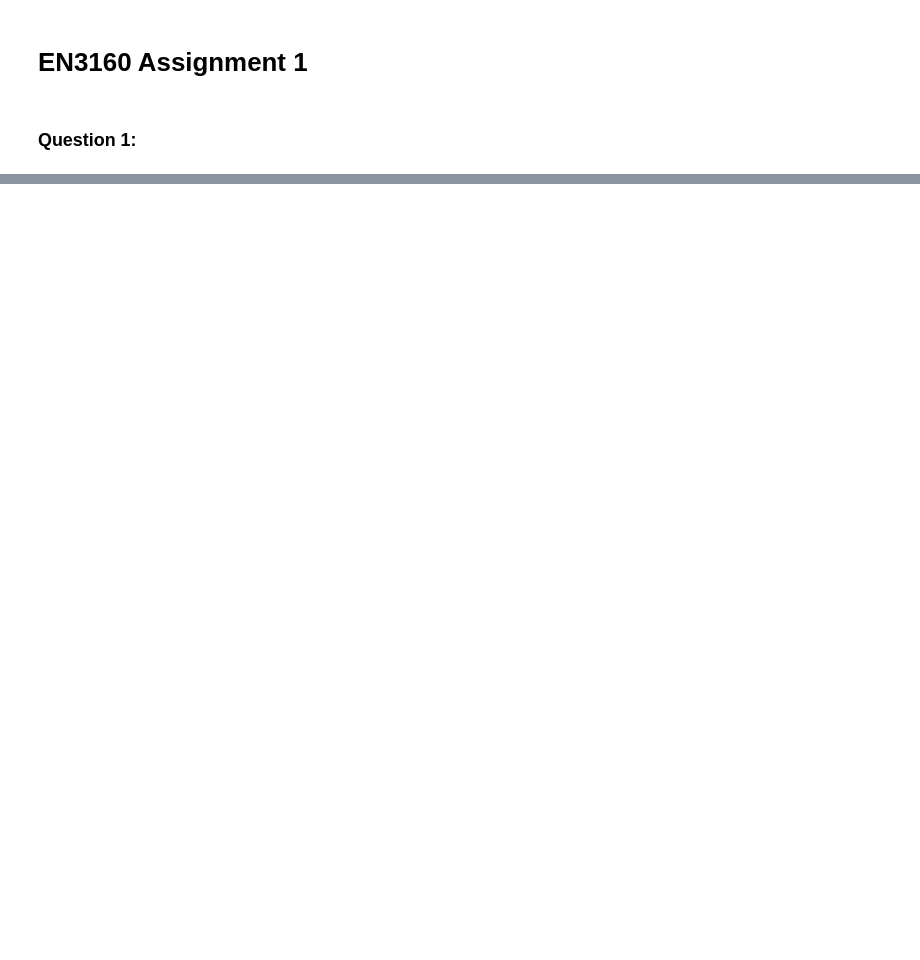
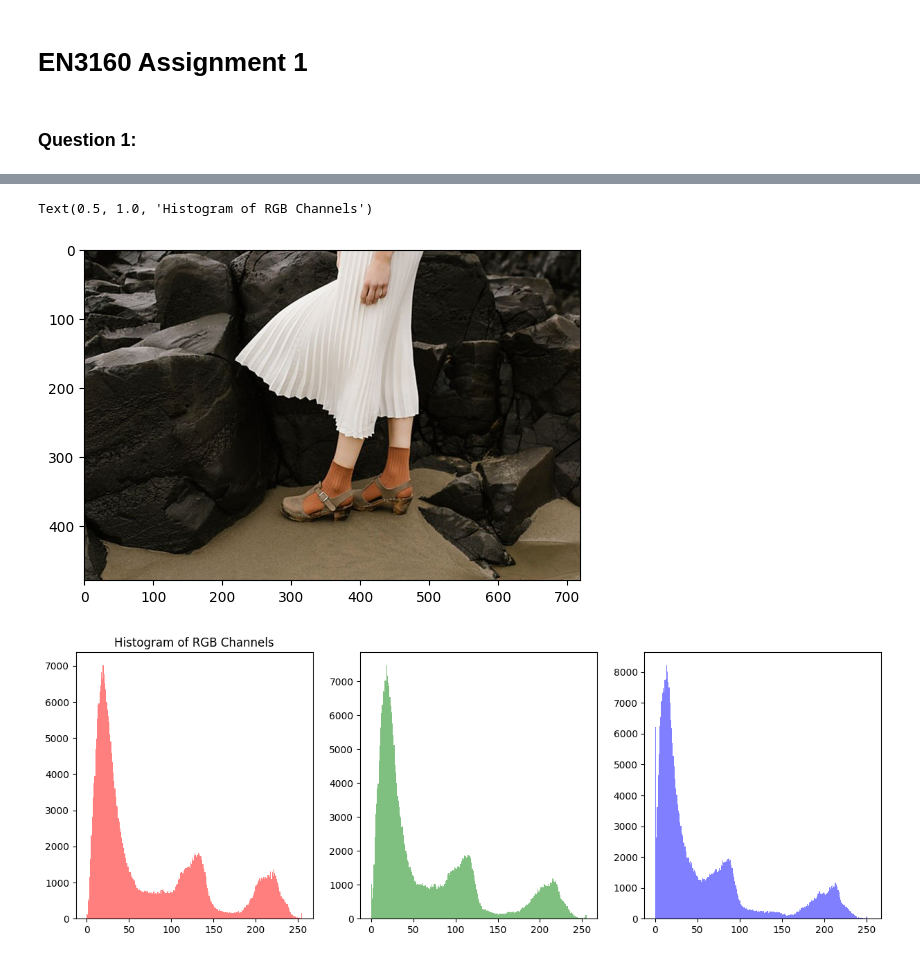
Before and after one commit to yhnx/EN3160_Assignment1, a Jupyter notebook: EN3160_Assignment1.ipynb, the cells around one changed output, grey strips where cells are left out. Cells and saved outputs as stored; diff of their text form; code cells hidden in the pictures; blank space fills up the shorter version.

```diff
--- a/EN3160_Assignment1.ipynb
+++ b/EN3160_Assignment1.ipynb
@@ -64,0 +179,16 @@ print(transform)
+# %%
+img3 = cv.imread("Images\highlights_and_shadows.jpg")
+img3 = cv.cvtColor(img3, cv.COLOR_BGR2RGB)
+
+plt.imshow(img3)
+
+#plot the image histogram for rgb channels
+fig, ax = plt.subplots(1, 3, figsize=(15, 5))
+ax[0].hist(img3[:, :, 0].ravel(), bins=256, color='red', alpha=0.5, label='Red Channel')
+ax[1].hist(img3[:, :, 1].ravel(), bins=256, color='green', alpha=0.5, label='Green Channel')
+ax[2].hist(img3[:, :, 2].ravel(), bins=256, color='blue', alpha=0.5, label='Blue Channel')
+ax[0].set_title('Histogram of RGB Channels')
+# %% [output]
+Text(0.5, 1.0, 'Histogram of RGB Channels')
+[figure, added]
+[figure, added]
```
Also changed, not shown: parts of 5 cells of this notebook.
